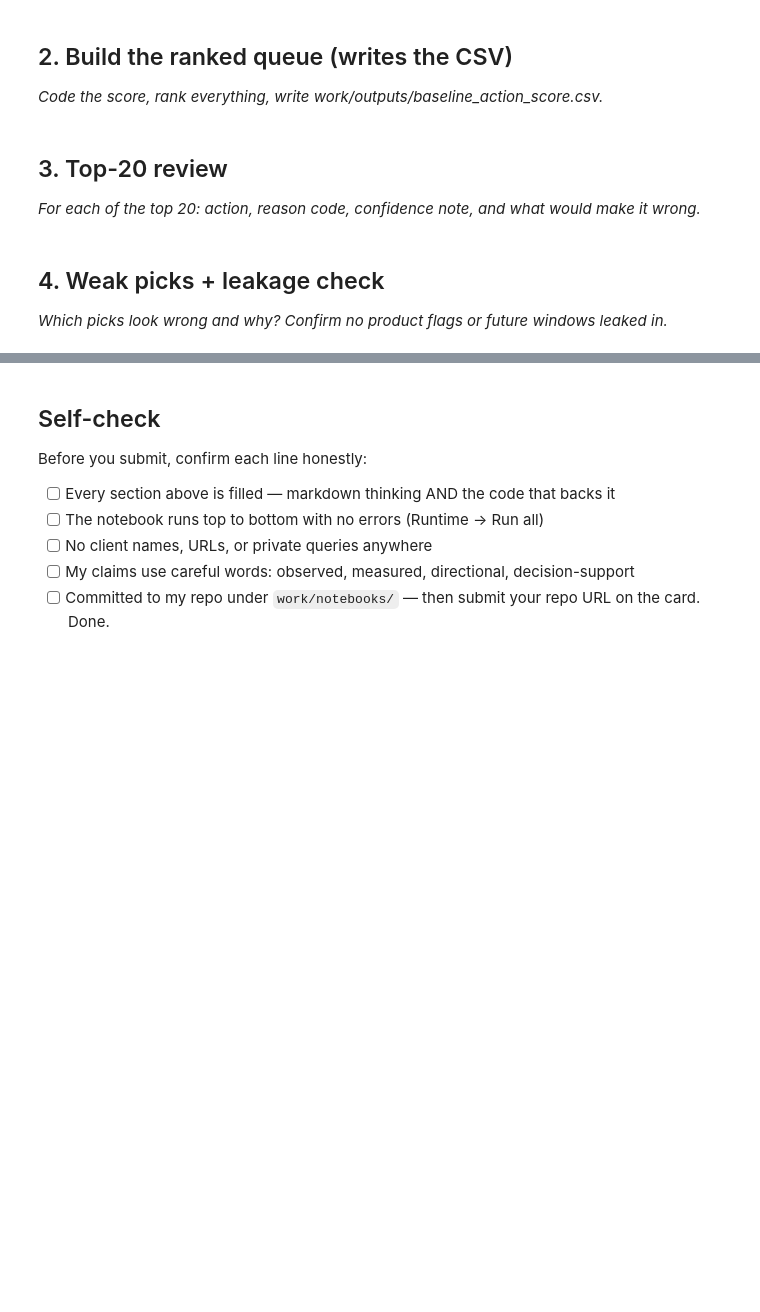
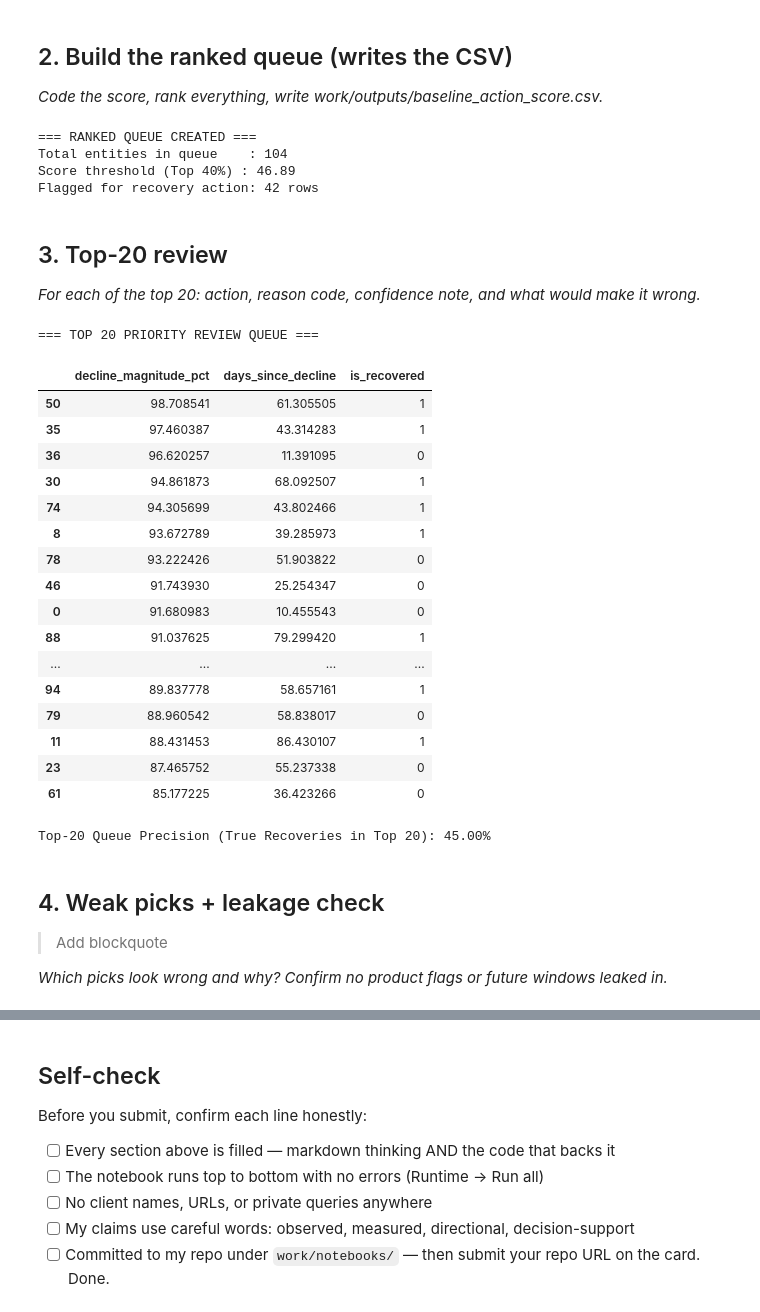
Before and after one commit to ashoktanakanti/flyrank_ml, a Jupyter notebook: work/notebooks/w04_baseline_score.ipynb, the cells around one changed output, grey strips where cells are left out. Saved outputs shown, nothing was run; the diff lists cells and outputs as text; code cells hidden in the pictures; blank space fills up the shorter version.

```diff
--- a/work/notebooks/w04_baseline_score.ipynb
+++ b/work/notebooks/w04_baseline_score.ipynb
@@ -23,3 +49,35 @@ This skeleton is yours to fill. Work the sections **in order** — each one has
+# %%
+
+
+def calculate_baseline_score(row):
+    # Baseline Heuristic Formula:
+    # Priority increases with drop magnitude, but decays as the issue lingers past 30 days.
+    severity = row['decline_magnitude_pct']
+    time_decay = max(0, 30 - row['days_since_decline']) / 30.0
+
+    # Composite score between 0 and 100
+    score = (severity * 0.7) + (time_decay * 30.0)
+    return round(score, 2)
+
+# 1. Compute baseline score for all entities
+df['baseline_score'] = df.apply(calculate_baseline_score, axis=1)
+
+# 2. Assign a threshold for baseline binary classification (e.g., top 40% score threshold)
+score_threshold = df['baseline_score'].quantile(0.60)
+df['baseline_prediction'] = (df['baseline_score'] >= score_threshold).astype(int)
+
+# 3. BUILD THE RANKED QUEUE: Sort the entire dataset by baseline_score descending
+ranked_queue = df.sort_values(by='baseline_score', ascending=False).reset_index(drop=True)
+
+print("=== RANKED QUEUE CREATED ===")
+print(f"Total entities in queue    : {len(ranked_queue)}")
+print(f"Score threshold (Top 40%) : {score_threshold:.2f}")
+print(f"Flagged for recovery action: {df['baseline_prediction'].sum()} rows")
+# %% [output]
+=== RANKED QUEUE CREATED ===
+Total entities in queue    : 104
+Score threshold (Top 40%) : 46.89
+Flagged for recovery action: 42 rows
 # %% [markdown]
 ## 3. Top-20 review
 
@@ -30,4 +85,44 @@ This skeleton is yours to fill. Work the sections **in order** — each one has
+# %%
+review_queue = df[df['baseline_prediction'] == 1].sort_values(
+    by=['decline_magnitude_pct', 'days_since_decline'],
+    ascending=[False, True]
+)
+
+top_20_queue = review_queue.head(20)
+
+print("=== TOP 20 PRIORITY REVIEW QUEUE ===")
+cols_to_show = ['decline_magnitude_pct', 'days_since_decline', 'pre_decline_position_avg', 'is_recovered']
+valid_cols = [c for c in cols_to_show if c in top_20_queue.columns]
+display(top_20_queue[valid_cols])
+
+if 'is_recovered' in top_20_queue.columns and len(top_20_queue) > 0:
+    top_20_precision = top_20_queue['is_recovered'].mean()
+    print(f"\nTop-20 Queue Precision (True Recoveries in Top 20): {top_20_precision:.2%}")
+# %% [output]
+=== TOP 20 PRIORITY REVIEW QUEUE ===
+|  | decline_magnitude_pct | days_since_decline | is_recovered |
+| 50 | 98.708541 | 61.305505 | 1 |
+| 35 | 97.460387 | 43.314283 | 1 |
+| 36 | 96.620257 | 11.391095 | 0 |
+| 30 | 94.861873 | 68.092507 | 1 |
+| 74 | 94.305699 | 43.802466 | 1 |
+| 8 | 93.672789 | 39.285973 | 1 |
+| 78 | 93.222426 | 51.903822 | 0 |
+| 46 | 91.743930 | 25.254347 | 0 |
+| 0 | 91.680983 | 10.455543 | 0 |
+| 88 | 91.037625 | 79.299420 | 1 |
+| ... | ... | ... | ... |
+| 94 | 89.837778 | 58.657161 | 1 |
+| 79 | 88.960542 | 58.838017 | 0 |
+| 11 | 88.431453 | 86.430107 | 1 |
+| 23 | 87.465752 | 55.237338 | 0 |
+| 61 | 85.177225 | 36.423266 | 0 |
+Top-20 Queue Precision (True Recoveries in Top 20): 45.00%
 # %% [markdown]
 ## 4. Weak picks + leakage check
 
+> Add blockquote
+
+
+
 *Which picks look wrong and why? Confirm no product flags or future windows leaked in.*
```
Also changed, not shown: parts of 6 cells of this notebook.
